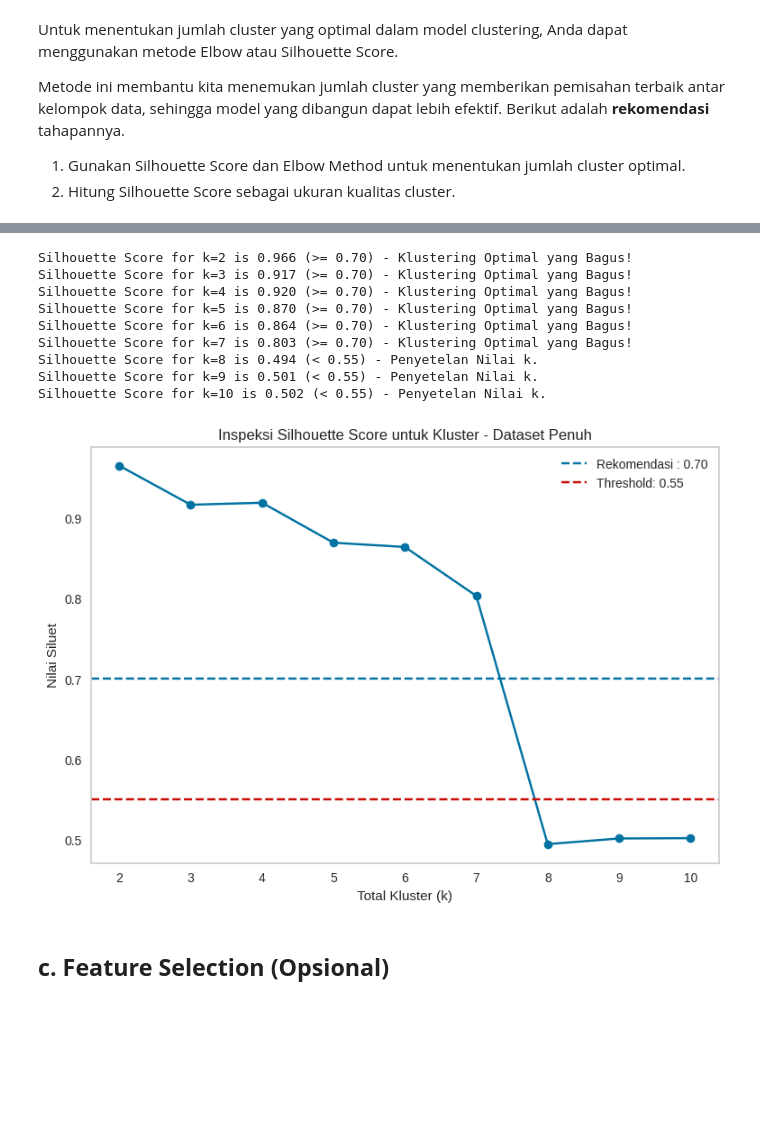
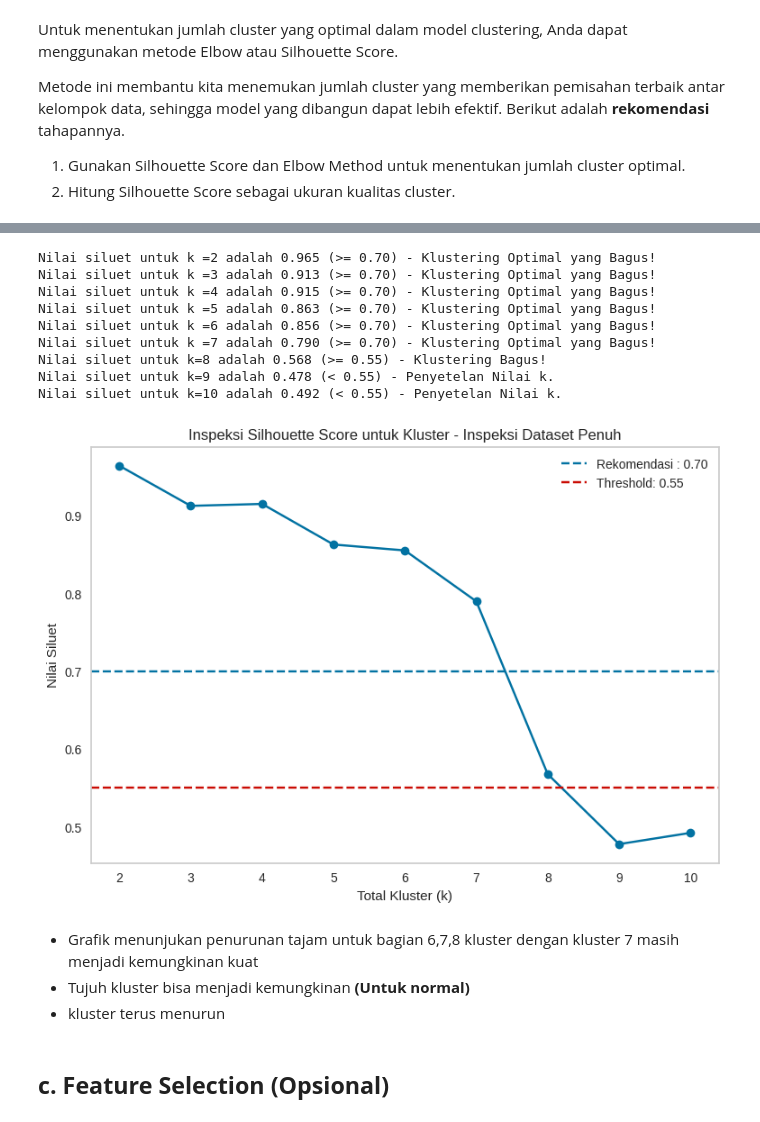
Before and after one commit to DGkurnia/cnkproject, a Jupyter notebook: Submisi_Akhir_BMLP_Derfansyah_Guswiranata_Kurnia_clus_mk2.ipynb, the cells around one changed output, grey strips where cells are left out. Drawn from its saved outputs; the diff is of its cells as text; code cells hidden in the pictures; blank space fills up the shorter version.

```diff
--- a/Submisi_Akhir_BMLP_Derfansyah_Guswiranata_Kurnia_clus_mk2.ipynb
+++ b/Submisi_Akhir_BMLP_Derfansyah_Guswiranata_Kurnia_clus_mk2.ipynb
@@ -423,7 +440,7 @@ dtype: object
 # %%
 #inisiasi mlb
-lb = LabelBinarizer()
-clrconres = lb.fit_transform(clroom)
+mlb = MultiLabelBinarizer()
+clrconres = mlb.fit_transform(clroom)
 clrconres = pd.DataFrame(clrconres, columns=lb.classes_)
 clrconres.head()
 # %% [output]
@@ -544,19 +577,23 @@ def inspect_silhouette_score(data_scaled, dataset_name):
     plt.grid()
     plt.show()
 # %%
-#fungsi inspeksi untuk unit penuh
-inspect_silhouette_score(clsdfcom, 'Dataset Penuh')
+#fungsi inspeksi untuk unit penuh normal
+inspect_silhouette_score(clsdfcom,'Inspeksi Dataset Penuh')
 # %% [output]
-Silhouette Score for k=2 is 0.966 (>= 0.70) - Klustering Optimal yang Bagus!
-Silhouette Score for k=3 is 0.917 (>= 0.70) - Klustering Optimal yang Bagus!
-Silhouette Score for k=4 is 0.920 (>= 0.70) - Klustering Optimal yang Bagus!
-Silhouette Score for k=5 is 0.870 (>= 0.70) - Klustering Optimal yang Bagus!
-Silhouette Score for k=6 is 0.864 (>= 0.70) - Klustering Optimal yang Bagus!
-Silhouette Score for k=7 is 0.803 (>= 0.70) - Klustering Optimal yang Bagus!
-Silhouette Score for k=8 is 0.494 (< 0.55) - Penyetelan Nilai k.
-Silhouette Score for k=9 is 0.501 (< 0.55) - Penyetelan Nilai k.
-Silhouette Score for k=10 is 0.502 (< 0.55) - Penyetelan Nilai k.
+Nilai siluet untuk k =2 adalah 0.965 (>= 0.70) - Klustering Optimal yang Bagus!
+Nilai siluet untuk k =3 adalah 0.913 (>= 0.70) - Klustering Optimal yang Bagus!
+Nilai siluet untuk k =4 adalah 0.915 (>= 0.70) - Klustering Optimal yang Bagus!
+Nilai siluet untuk k =5 adalah 0.863 (>= 0.70) - Klustering Optimal yang Bagus!
+Nilai siluet untuk k =6 adalah 0.856 (>= 0.70) - Klustering Optimal yang Bagus!
+Nilai siluet untuk k =7 adalah 0.790 (>= 0.70) - Klustering Optimal yang Bagus!
+Nilai siluet untuk k=8 adalah 0.568 (>= 0.55) - Klustering Bagus!
+Nilai siluet untuk k=9 adalah 0.478 (< 0.55) - Penyetelan Nilai k.
+Nilai siluet untuk k=10 adalah 0.492 (< 0.55) - Penyetelan Nilai k.
-[figure, old version]
+[figure, new version]
+# %% [markdown]
+- Grafik menunjukan penurunan tajam untuk bagian 6,7,8 kluster dengan kluster 7 masih menjadi kemungkinan kuat
+-  Tujuh kluster bisa menjadi kemungkinan **(Untuk normal)**
+- kluster terus menurun
 # %% [markdown]
 ## **c. Feature Selection (Opsional)**
 # %% [markdown]
```
Also changed, not shown: parts of 53 cells of this notebook.
